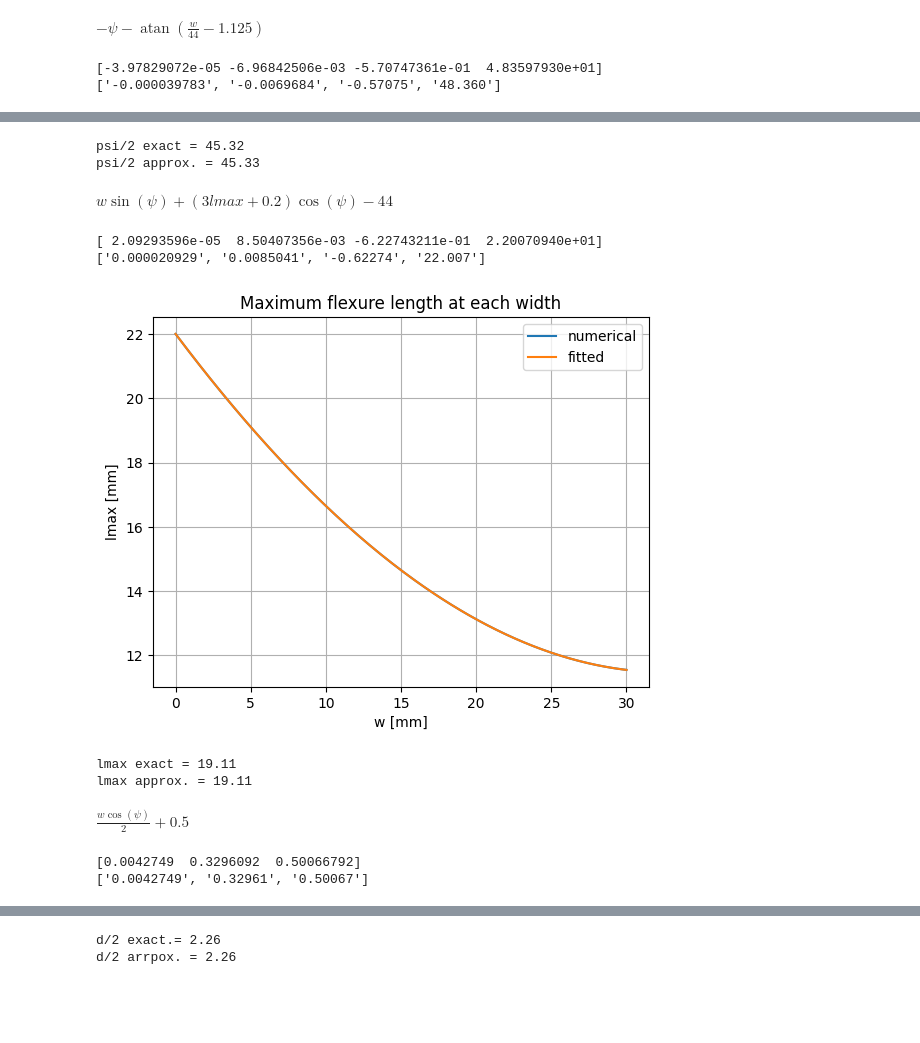
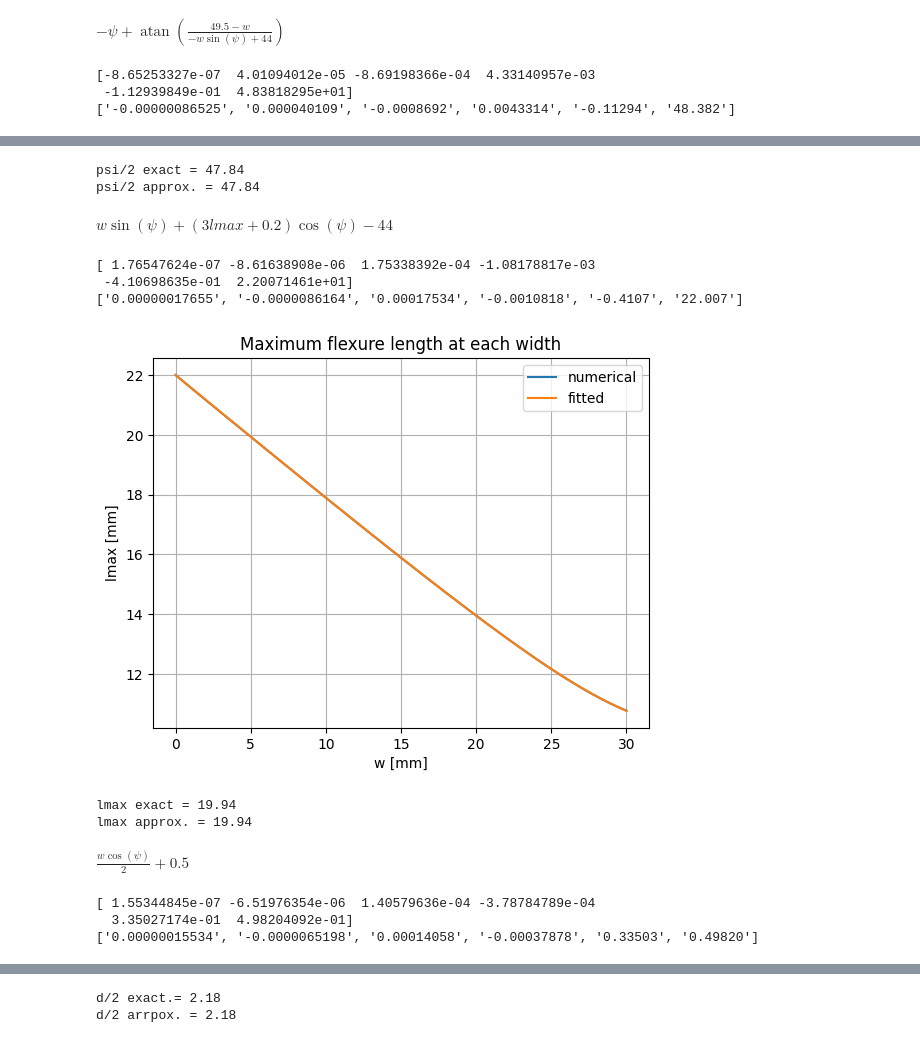
Before and after one commit to krainrpmt/Capstone-Isostatic-Mount-V2, a Jupyter notebook: Todlkek.ipynb, the cells around one changed output, grey strips where cells are left out. Drawn from its saved outputs; the diff is of its cells as text; code cells hidden in the pictures; blank space fills up the shorter version.

```diff
--- a/Todlkek.ipynb
+++ b/Todlkek.ipynb
@@ -8,7 +8,7 @@ def func(e,h,psi_order,lmax_order,d_order,wt):
     w, psi, lmax, d = sym.symbols('w psi lmax d')
 
     #eqn = -psi + sym.atan((-50+w/2*sym.cos(psi)+0.5)/(-44-w/2*sym.sin(psi)))
-    eqn = -psi + sym.atan((49.5 - w)/44)
+    eqn = -psi + sym.atan((49.5 - w)/(44-w*sym.sin(psi)))
     display(eqn)
     psi_inst = []
     w0 = np.linspace(0,30,200)
@@ -91,8 +91,9 @@ def func(e,h,psi_order,lmax_order,d_order,wt):
     print(f"d/2 exact.= {d_eqn.subs({w:wt, psi: np.polyval(poly_coeff, wt)*np.pi/180}):.2f}")
     print(f"d/2 arrpox. = {np.polyval(poly_coeff_d, wt):.2f}")
 
-func(e = 0.1, h = 65, psi_order = 3, lmax_order = 3, d_order = 2, wt = 5)
+func(e = 0.1, h = 65, psi_order = 5, lmax_order = 5, d_order = 5, wt = 5)
 # %% [output]
-$\displaystyle - \psi - \operatorname{atan}{\left(\frac{w}{44} - 1.125 \right)}$
+$\displaystyle - \psi + \operatorname{atan}{\left(\frac{49.5 - w}{- w \sin{\left(\psi \right)} + 44} \right)}$
-[-3.97829072e-05 -6.96842506e-03 -5.70747361e-01  4.83597930e+01]
-['-0.000039783', '-0.0069684', '-0.57075', '48.360']
+[-8.65253327e-07  4.01094012e-05 -8.69198366e-04  4.33140957e-03
+ -1.12939849e-01  4.83818295e+01]
+['-0.00000086525', '0.000040109', '-0.0008692', '0.0043314', '-0.11294', '48.382']
@@ -100,11 +101,13 @@ $\displaystyle - \psi - \operatorname{atan}{\left(\frac{w}{44} - 1.125 \right)}$
-psi/2 exact = 45.32
-psi/2 approx. = 45.33
+psi/2 exact = 47.84
+psi/2 approx. = 47.84
 $\displaystyle w \sin{\left(\psi \right)} + \left(3 lmax + 0.2\right) \cos{\left(\psi \right)} - 44$
-[ 2.09293596e-05  8.50407356e-03 -6.22743211e-01  2.20070940e+01]
-['0.000020929', '0.0085041', '-0.62274', '22.007']
+[ 1.76547624e-07 -8.61638908e-06  1.75338392e-04 -1.08178817e-03
+ -4.10698635e-01  2.20071461e+01]
+['0.00000017655', '-0.0000086164', '0.00017534', '-0.0010818', '-0.4107', '22.007']
-[figure, old version]
+[figure, new version]
-lmax exact = 19.11
-lmax approx. = 19.11
+lmax exact = 19.94
+lmax approx. = 19.94
 $\displaystyle \frac{w \cos{\left(\psi \right)}}{2} + 0.5$
-[0.0042749  0.3296092  0.50066792]
-['0.0042749', '0.32961', '0.50067']
+[ 1.55344845e-07 -6.51976354e-06  1.40579636e-04 -3.78784789e-04
+  3.35027174e-01  4.98204092e-01]
+['0.00000015534', '-0.0000065198', '0.00014058', '-0.00037878', '0.33503', '0.49820']
@@ -112,2 +115,2 @@ $\displaystyle \frac{w \cos{\left(\psi \right)}}{2} + 0.5$
-d/2 exact.= 2.26
-d/2 arrpox. = 2.26
+d/2 exact.= 2.18
+d/2 arrpox. = 2.18
```
Also changed, not shown: parts of 1 cell of this notebook, 1 other file.
